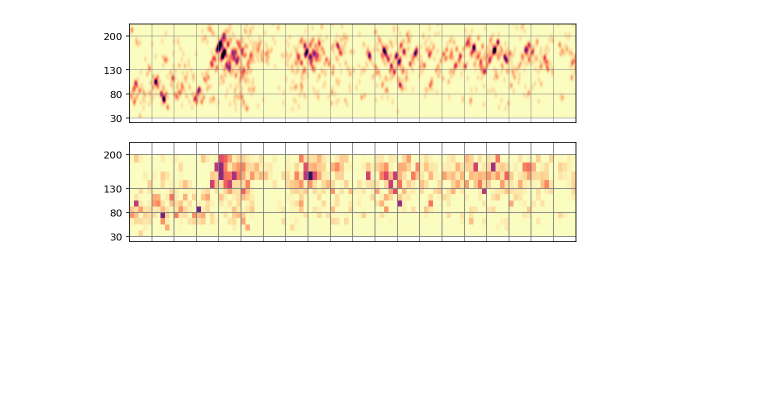
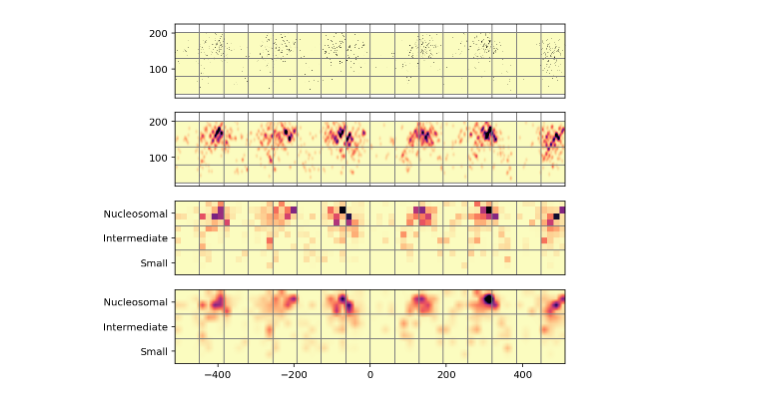
Before and after one commit to HarteminkLab/chromatin-transformers, a Jupyter notebook: Generate Data.ipynb, the cells around one changed output. Saved outputs shown, nothing was run; the diff lists cells and outputs as text; code cells hidden in the pictures; blank space fills up the shorter version.

Commit message:
Update vit image generation scripts

```diff
--- a/Generate Data.ipynb
+++ b/Generate Data.ipynb
@@ -93,13 +17,0 @@ len_span
-# %%
-ret = foo(smoothed, [30, 80, 130, 201], 4, img_size[1])
-
-plt.figure(figsize=(8, 4))
-plt.subplot(2, 1, 1)
-plot_img(smoothed, extent=[-win_2, win_2, *len_span])
-
-plt.subplot(2, 1, 2)
-for i in range(len(ret)):
-    len_sel, cur_smooth, cur_img = ret[i]
-    plot_img(cur_img, extent=[-win_2, win_2, *len_sel])
-# %% [output]
-[figure, removed]
@@ -105,0 +20,22 @@ for i in range(len(ret)):
+# %%
+from src.vit_img_gen import ViTImgGen
+
+# Partitions lengths of fragments into equal sized (length-wise) patches
+# Small fragments: 30-79
+# Intermediate fragments: 80-129
+# Nucleosomal fragments: 130-200
+len_cuts = [30, 80, 130, 201]
+window = 1024
+
+# Window = 1024
+# Resize = 64   (16 downscale)
+# Patch size = 4
+# 64 / 4 = 16 column patches
+# 1024 / 16 = 64 bps per patch
+# 12x64 shaped images
+patch_size = 4
+sublength_resize_height = patch_size # times 3 vertical patches of height
+img_width = 64
+
+vit_gen = ViTImgGen(mnase_0, window, sublength_resize_height, len_cuts,
+                    img_width, patch_size)
@@ -105,0 +44,4 @@ for i in range(len(ret)):
+# %%
+vit_gen.plot_resized_img()
+# %% [output]
+[figure, added]
```
Also changed, not shown: parts of 12 cells of this notebook, 2 other files.
